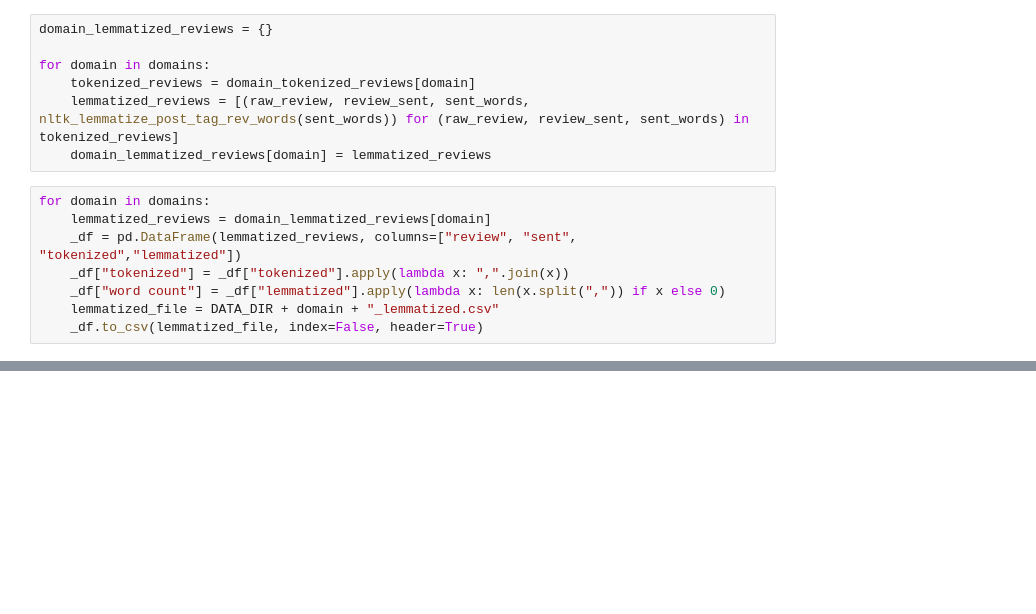
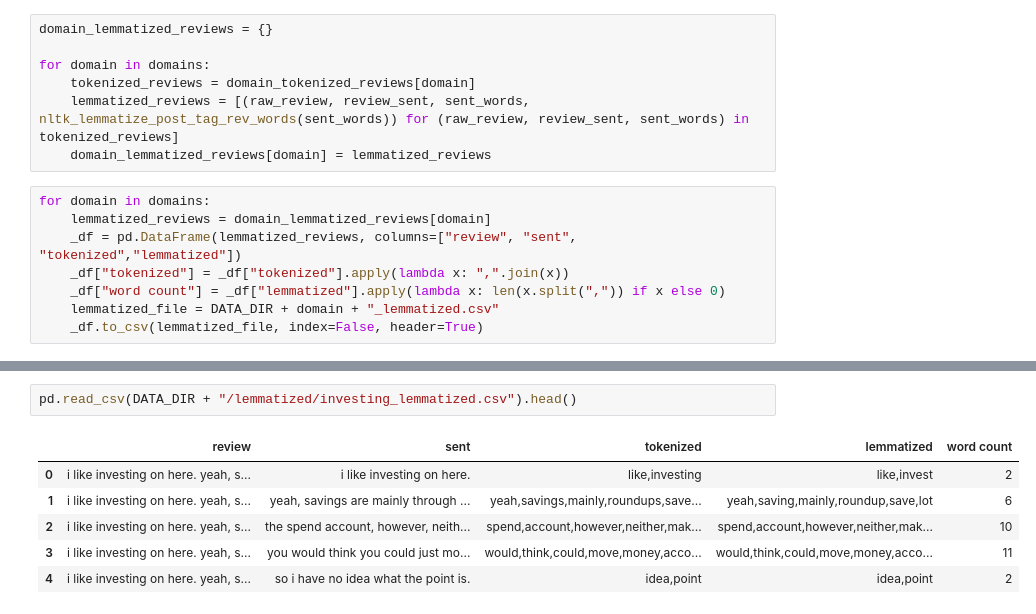
Before and after one commit to ShristiShrestha/Generate-App-Rate-Features, a Jupyter notebook: code/data_cleaning.ipynb, the cells around one changed output, grey strips where cells are left out. Saved outputs shown, nothing was run; the diff lists cells and outputs as text; blank space fills up the shorter version.

```diff
--- a/code/data_cleaning.ipynb
+++ b/code/data_cleaning.ipynb
@@ -208,3 +188,12 @@ pd.read_csv(DATA_DIR + "ride_lemmatized.csv").head()
 | 2 | someone made an account on this a... | they don't even have remotely the... | even,remotely,name,emailed,severa... | even,remotely,name,email,several,... | 9 |
 | 3 | someone made an account on this a... | they had me describe myself to pr... | describe,prove,incorrect,still,em... | describe,prove,incorrect,still,email | 5 |
 | 4 | someone made an account on this a... | they should at least have some so... | least,sort,email,verification,pro... | least,sort,email,verification,pro... | 9 |
+# %%
+pd.read_csv(DATA_DIR + "/lemmatized/investing_lemmatized.csv").head()
+# %% [output]
+|  | review | sent | tokenized | lemmatized | word count |
+| 0 | i like investing on here. yeah, s... | i like investing on here. | like,investing | like,invest | 2 |
+| 1 | i like investing on here. yeah, s... | yeah, savings are mainly through ... | yeah,savings,mainly,roundups,save... | yeah,saving,mainly,roundup,save,lot | 6 |
+| 2 | i like investing on here. yeah, s... | the spend account, however, neith... | spend,account,however,neither,mak... | spend,account,however,neither,mak... | 10 |
+| 3 | i like investing on here. yeah, s... | you would think you could just mo... | would,think,could,move,money,acco... | would,think,could,move,money,acco... | 11 |
+| 4 | i like investing on here. yeah, s... | so i have no idea what the point is. | idea,point | idea,point | 2 |
```
Also changed, not shown: parts of 4 cells of this notebook, 2 other files.
